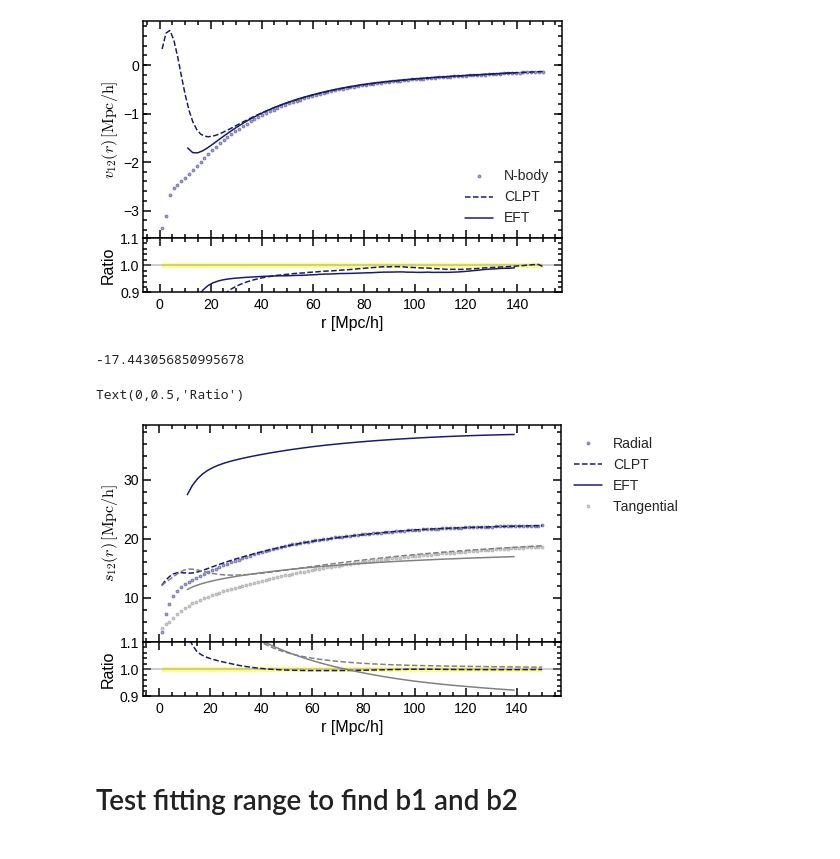
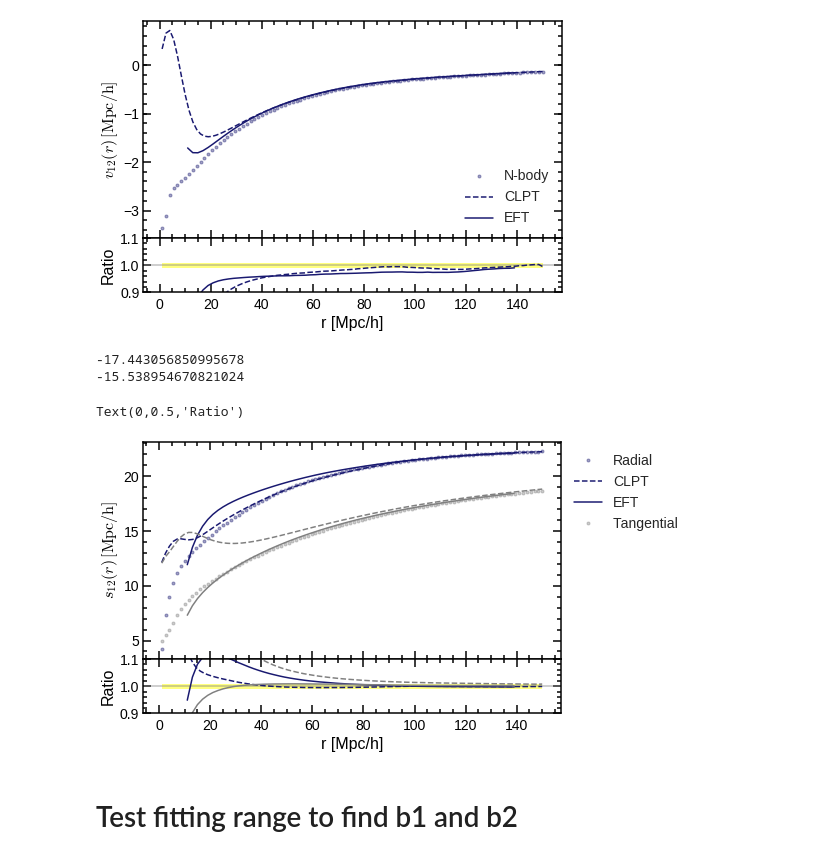
Before and after one commit to florpi/StreamingModel, a Jupyter notebook: streaming/perturbation_theory/test_clpt_eft.ipynb, the cells around one changed output. Drawn from its saved outputs; the diff is of its cells as text; code cells hidden in the pictures.

```diff
--- a/streaming/perturbation_theory/test_clpt_eft.ipynb
+++ b/streaming/perturbation_theory/test_clpt_eft.ipynb
@@ -145,10 +141,15 @@ Text(0,0.5,'Ratio')
 [figure]
 # %%
 interp_clpt = interp1d(pt.clpt.r,pt.clpt.s12_par)
+interp_eft = interp1d(pt.eft.r,pt.eft.s12_par)
+
 clpt_sfog = simulation.c_20.mean(100.) - interp_clpt(100.)
 print(clpt_sfog)
+eft_sfog = simulation.c_20.mean(100.) - interp_eft(100.)
+print(eft_sfog)
 # %% [output]
 -17.443056850995678
+-15.538954670821024
 # %%
 # --------------- v12 --------------------------------------
 fig, axes = plt.subplots(nrows=2,
@@ -165,7 +166,7 @@ axes[0].plot(pt.clpt.r,
             linestyle = 'dashed')
 
 axes[0].plot(pt.eft.r,
-             pt.eft.s12_par,
+             pt.eft.s12_par + eft_sfog,
             color = 'midnightblue', label = 'EFT')
 
 axes[0].plot(pt.clpt.r,
@@ -175,37 +176,37 @@ axes[0].plot(pt.clpt.r,
 axes[0].plot(pt.clpt.r,
             pt.clpt.s12_perp + clpt_sfog,
             color = 'gray',
             linestyle = 'dashed')
 
 axes[0].plot(pt.eft.r,
-             pt.eft.s12_perp,
+             pt.eft.s12_perp+ eft_sfog,
             color = 'gray')
 
 axes[0].set_ylabel(r'$s_{12}(r) \, \mathrm{[Mpc/h]}$')
 axes[0].legend(bbox_to_anchor = (1,1))
 axes[1].fill_between(pt.clpt.r,0.99, 1.01, facecolor = 'yellow', alpha = 0.5)
 axes[1].axhline(y = 1., linestyle='-', color='gray', alpha = 0.5)
 
-axes[1].plot(pt.eft.r, pt.eft.s12_par / simulation.c_20.mean(pt.eft.r),
+axes[1].plot(pt.eft.r, (pt.eft.s12_par + eft_sfog) / simulation.c_20.mean(pt.eft.r),
          color = 'midnightblue')
 
 axes[1].plot(pt.clpt.r, (pt.clpt.s12_par +clpt_sfog) / simulation.c_20.mean(pt.clpt.r),
          color = 'midnightblue', linestyle = 'dashed')
 
 
-axes[1].plot(pt.eft.r, pt.eft.s12_perp / simulation.c_02.mean(pt.eft.r),
+axes[1].plot(pt.eft.r, (pt.eft.s12_perp + eft_sfog)/ simulation.c_02.mean(pt.eft.r),
          color = 'gray')
 
 axes[1].plot(pt.clpt.r, (pt.clpt.s12_perp  +clpt_sfog) / simulation.c_02.mean(pt.clpt.r),
          color = 'gray', linestyle = 'dashed')
 
 axes[1].set_ylim(0.9,1.1)
 
 axes[1].set_xlabel(r'r [Mpc/h]')
 axes[1].set_ylabel(r'Ratio')
 # %% [output]
 Text(0,0.5,'Ratio')
-[figure, old version]
+[figure, new version]
 # %% [markdown]
 # Test fitting range to find b1 and b2
 # %%
```
Also changed, not shown: parts of 1 cell of this notebook, 1 other file.
